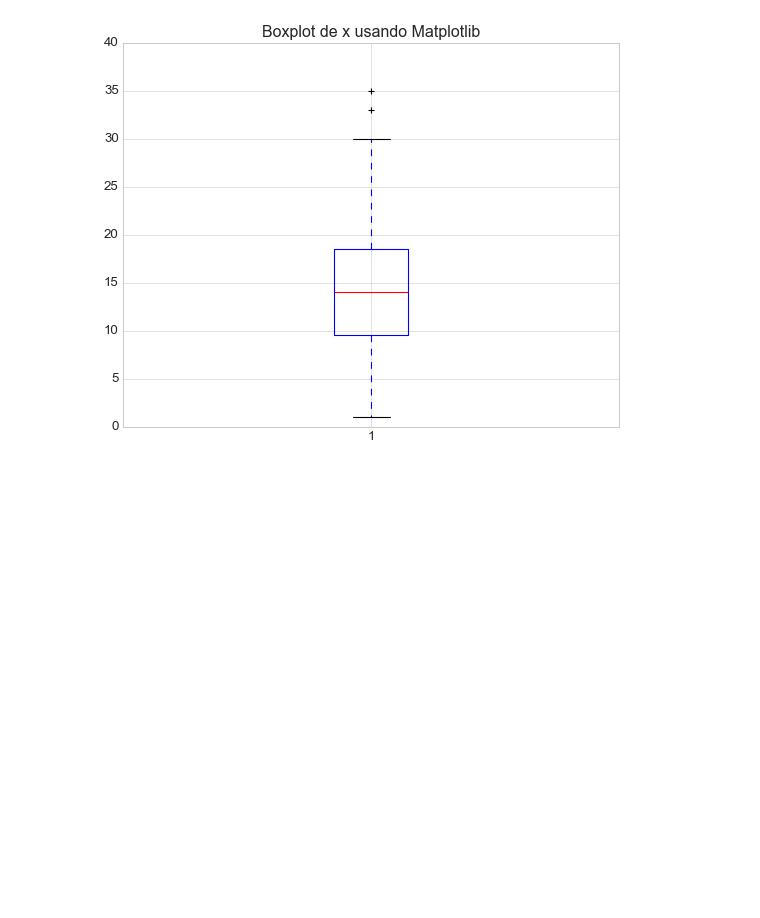
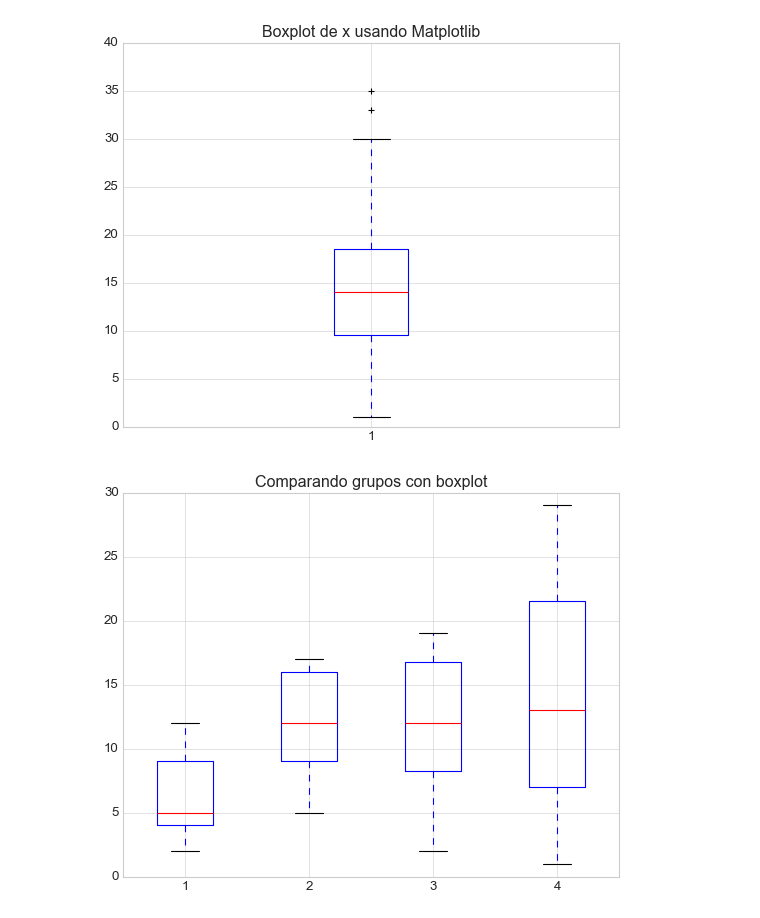
Before and after one commit to hugomorpar/Practicas_Clases, a Jupyter notebook: Procesamiento_de_Datos/M4_Analisis_Exploratorio_Datasets.ipynb, the cells around one changed output. Cells and saved outputs as stored; diff of their text form; code cells hidden in the pictures; blank space fills up the shorter version.

```diff
--- a/Procesamiento_de_Datos/M4_Analisis_Exploratorio_Datasets.ipynb
+++ b/Procesamiento_de_Datos/M4_Analisis_Exploratorio_Datasets.ipynb
@@ -466,0 +475,24 @@ plt.show()  # mostrar la grafica
+# %%
+import matplotlib.pyplot as plt
+import numpy as np
+
+np.random.seed(100)  # semilla para reproducibilidad
+
+# datos aleatorios. `np.random.randint(2, 15, size=15)` genera un array de 15 números enteros aleatorios, cada uno de los cuales puede ser cualquier número entre 2 y 14 (inclusive).
+dat_a = np.random.randint(2, 15, size=15)
+
+# datos aleatorios. `np.random.randint(5, 18, size=20)` genera un array de 20 números enteros aleatorios, cada uno de los cuales puede ser cualquier número entre 5 y 17 (inclusive).
+dat_b = np.random.randint(5, 18, size=20)
+
+# datos aleatorios. `np.random.randint(2, 20, size=30)` genera un array de 30 números enteros aleatorios, cada uno de los cuales puede ser cualquier número entre 2 y 19 (inclusive).
+dat_c = np.random.randint(2, 20, size=30)
+
+# datos aleatorios. `np.random.randint(1, 30, size=40)` genera un array de 40 números enteros aleatorios, cada uno de los cuales puede ser cualquier número entre 1 y 29 (inclusive).
+dat_d = np.random.randint(1, 30, size=40)
+
+datos_2d = [dat_a, dat_b, dat_c, dat_d]  # datos en 2D para graficar boxplot
+
+plt.boxplot(datos_2d)  # graficar boxplot
+plt.title('Comparando grupos con boxplot')  # titulo de la grafica
+# %% [output]
+[figure, added]
```
Also changed, not shown: parts of 2 cells of this notebook.
